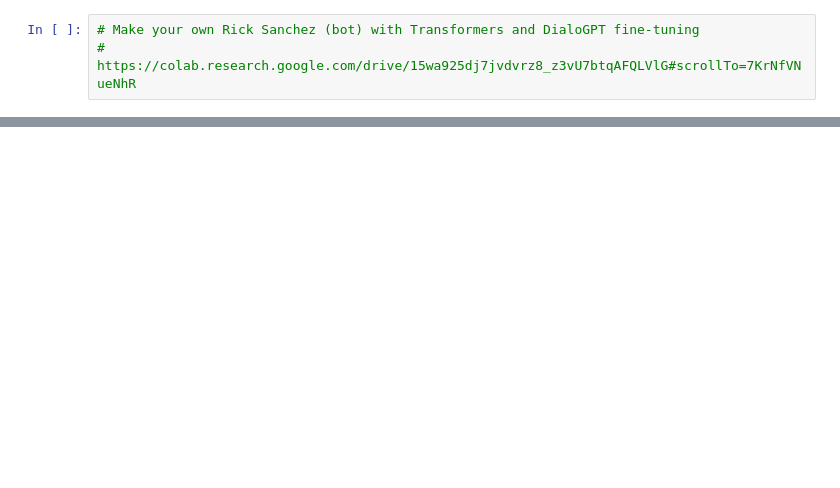
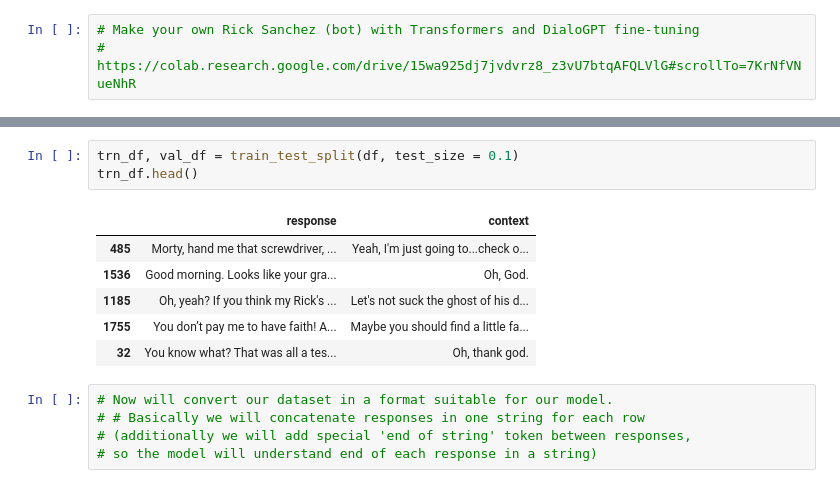
Before and after one commit to nouyang/irbot, a Jupyter notebook: GPTRick.ipynb, the cells around one changed output, grey strips where cells are left out. Saved outputs shown, nothing was run; the diff lists cells and outputs as text; blank space fills up the shorter version.

```diff
--- a/GPTRick.ipynb
+++ b/GPTRick.ipynb
@@ -55,0 +151,15 @@ MODEL_TYPES = tuple(conf.model_type for conf in MODEL_CONFIG_CLASSES)
+# %%
+trn_df, val_df = train_test_split(df, test_size = 0.1)
+trn_df.head()
+# %% [output]
+|  | response | context |
+| 485 | Morty, hand me that screwdriver, ... | Yeah, I'm just going to...check o... |
+| 1536 | Good morning. Looks like your gra... | Oh, God. |
+| 1185 | Oh, yeah? If you think my Rick's ... | Let's not suck the ghost of his d... |
+| 1755 | You don’t pay me to have faith! A... | Maybe you should find a little fa... |
+| 32 | You know what? That was all a tes... | Oh, thank god. |
+# %%
+# Now will convert our dataset in a format suitable for our model.
+# # Basically we will concatenate responses in one string for each row
+# (additionally we will add special 'end of string' token between responses,
+# so the model will understand end of each response in a string)
```
Also changed, not shown: parts of 18 cells of this notebook, 8 other files.
